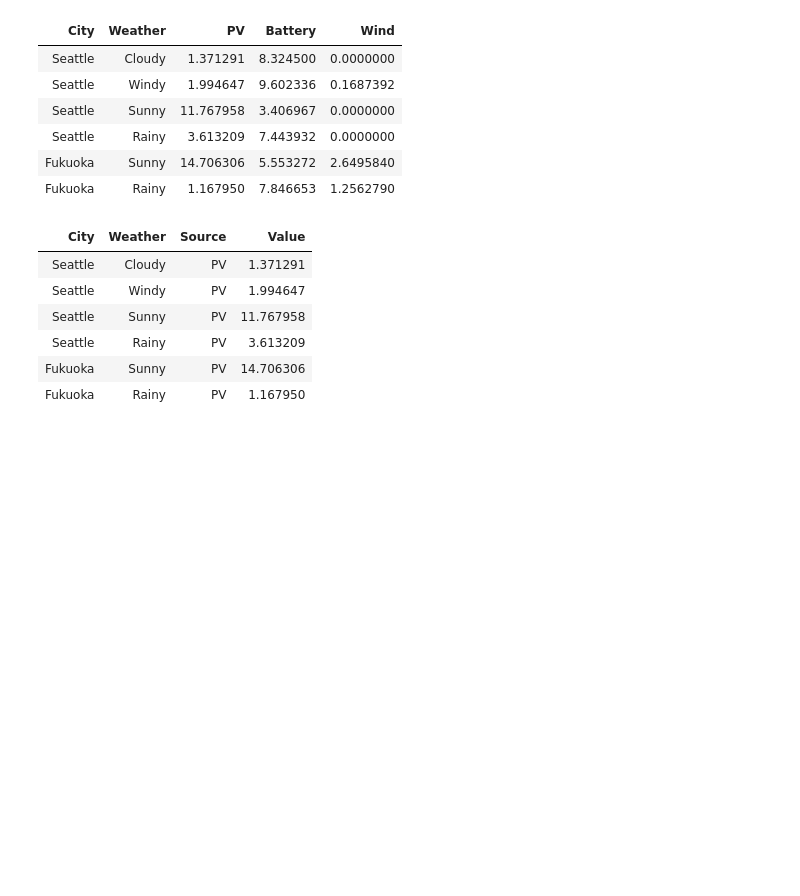
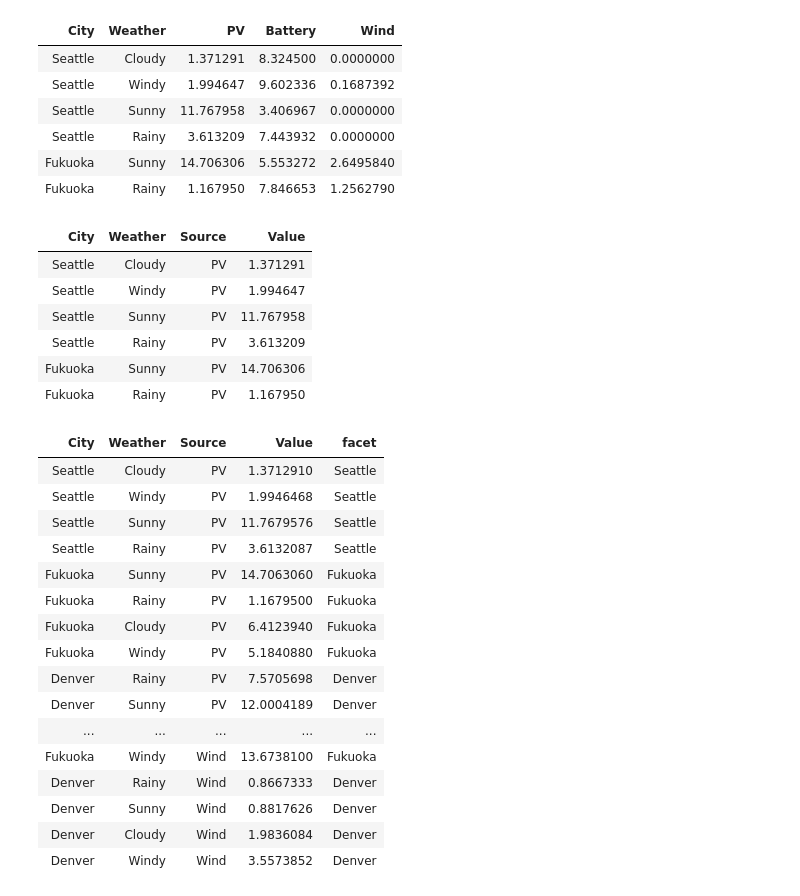
Before and after one commit to aworthyperson/Japan_Work, a Jupyter notebook: Energy_load_plots_in_r.ipynb, the cells around one changed output. Drawn from its saved outputs; the diff is of its cells as text; code cells hidden in the pictures; blank space fills up the shorter version.

```diff
--- a/Energy_load_plots_in_r.ipynb
+++ b/Energy_load_plots_in_r.ipynb
@@ -200,6 +200,27 @@ head(alli)
 | Seattle | Rainy | PV | 3.613209 |
 | Fukuoka | Sunny | PV | 14.706306 |
 | Fukuoka | Rainy | PV | 1.167950 |
+# %%
+alli$facet = factor(alli$City, levels = c("Seattle", "Denver", "Fukuoka"))
+alli
+# %% [output]
+| City | Weather | Source | Value | facet |
+| Seattle | Cloudy | PV | 1.3712910 | Seattle |
+| Seattle | Windy | PV | 1.9946468 | Seattle |
+| Seattle | Sunny | PV | 11.7679576 | Seattle |
+| Seattle | Rainy | PV | 3.6132087 | Seattle |
+| Fukuoka | Sunny | PV | 14.7063060 | Fukuoka |
+| Fukuoka | Rainy | PV | 1.1679500 | Fukuoka |
+| Fukuoka | Cloudy | PV | 6.4123940 | Fukuoka |
+| Fukuoka | Windy | PV | 5.1840880 | Fukuoka |
+| Denver | Rainy | PV | 7.5705698 | Denver |
+| Denver | Sunny | PV | 12.0004189 | Denver |
+| ... | ... | ... | ... | ... |
+| Fukuoka | Windy | Wind | 13.6738100 | Fukuoka |
+| Denver | Rainy | Wind | 0.8667333 | Denver |
+| Denver | Sunny | Wind | 0.8817626 | Denver |
+| Denver | Cloudy | Wind | 1.9836084 | Denver |
+| Denver | Windy | Wind | 3.5573852 | Denver |
 # %%
 options(repr.plot.width=8, repr.plot.height=3.2)
 
```
Also changed, not shown: parts of 4 cells of this notebook, 3 other files.
